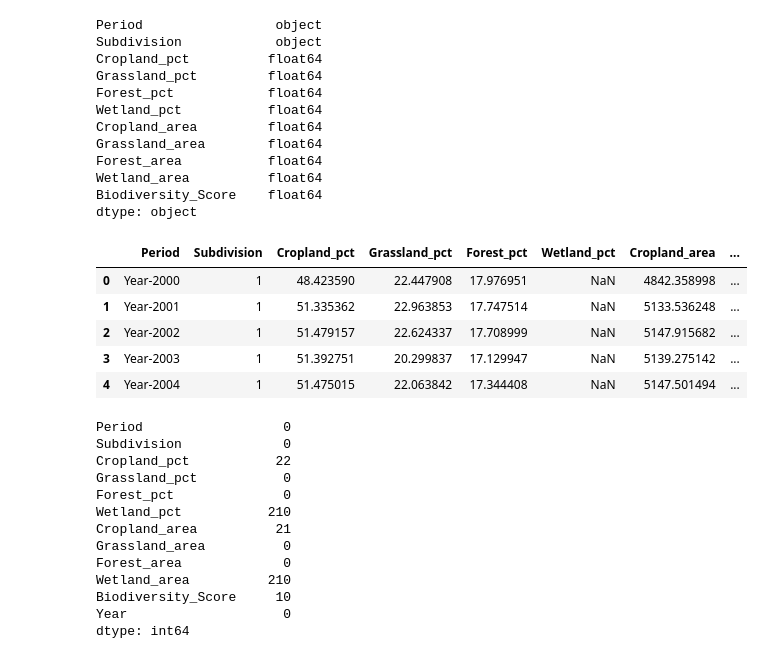
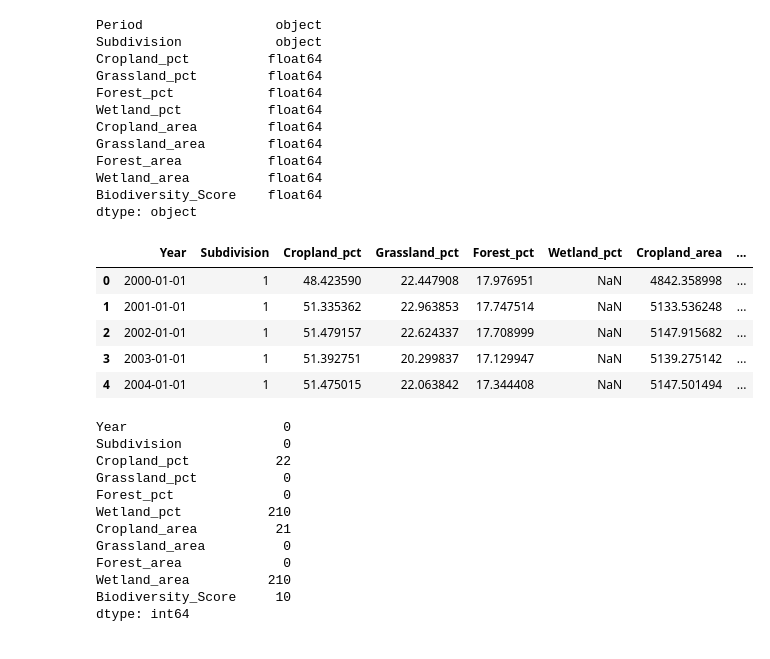
Before and after one commit to jocelynpender/technical-assessment, a Jupyter notebook: src/clean_data.ipynb, the cells around one changed output. Drawn from its saved outputs; the diff is of its cells as text; code cells hidden in the pictures.

Commit message:
export cleaned data for exploration

```diff
--- a/src/clean_data.ipynb
+++ b/src/clean_data.ipynb
@@ -33,25 +33,31 @@ dtype: object
 # %%
 # Clean up Year data and transform it into datetime format
 df['Year'] = df['Period'].str[-4:].astype(int)
 df['Year'] = pd.to_datetime(df['Year'], format='%Y')
 
+# Rearrange Year column as the first column
+df = df[['Year'] + [col for col in df.columns if col != 'Year']]
+
+# Remove the Period column
+df = df.drop(columns=['Period'])
+
 # Remove unnecessary subdivision name prefix
 df['Subdivision'] = df['Subdivision'].str.split('_').str[-1]
 
 df[:5]
 # %% [output]
-|  | Period | Subdivision | Cropland_pct | Grassland_pct | Forest_pct | Wetland_pct | Cropland_area | ... |
-| 0 | Year-2000 | 1 | 48.423590 | 22.447908 | 17.976951 | NaN | 4842.358998 | ... |
-| 1 | Year-2001 | 1 | 51.335362 | 22.963853 | 17.747514 | NaN | 5133.536248 | ... |
-| 2 | Year-2002 | 1 | 51.479157 | 22.624337 | 17.708999 | NaN | 5147.915682 | ... |
-| 3 | Year-2003 | 1 | 51.392751 | 20.299837 | 17.129947 | NaN | 5139.275142 | ... |
-| 4 | Year-2004 | 1 | 51.475015 | 22.063842 | 17.344408 | NaN | 5147.501494 | ... |
+|  | Year | Subdivision | Cropland_pct | Grassland_pct | Forest_pct | Wetland_pct | Cropland_area | ... |
+| 0 | 2000-01-01 | 1 | 48.423590 | 22.447908 | 17.976951 | NaN | 4842.358998 | ... |
+| 1 | 2001-01-01 | 1 | 51.335362 | 22.963853 | 17.747514 | NaN | 5133.536248 | ... |
+| 2 | 2002-01-01 | 1 | 51.479157 | 22.624337 | 17.708999 | NaN | 5147.915682 | ... |
+| 3 | 2003-01-01 | 1 | 51.392751 | 20.299837 | 17.129947 | NaN | 5139.275142 | ... |
+| 4 | 2004-01-01 | 1 | 51.475015 | 22.063842 | 17.344408 | NaN | 5147.501494 | ... |
 # %%
 # Calculate the number of missing values in each column
 missing_data = df.isnull().sum()
-print(missing_data)
+missing_data
 # %% [output]
-Period                  0
+Year                    0
 Subdivision             0
 Cropland_pct           22
 Grassland_pct           0
@@ -62,7 +68,6 @@ Grassland_area          0
 Forest_area             0
 Wetland_area          210
 Biodiversity_Score     10
-Year                    0
 dtype: int64
 # %%
 # The missing values summary shows us that there is one instance of missing data in Cropland_pct column (year 2015 and subdivision 5), while the data in the corresponding area column is present
```
Also changed, not shown: parts of 7 cells of this notebook, 1 other file.
